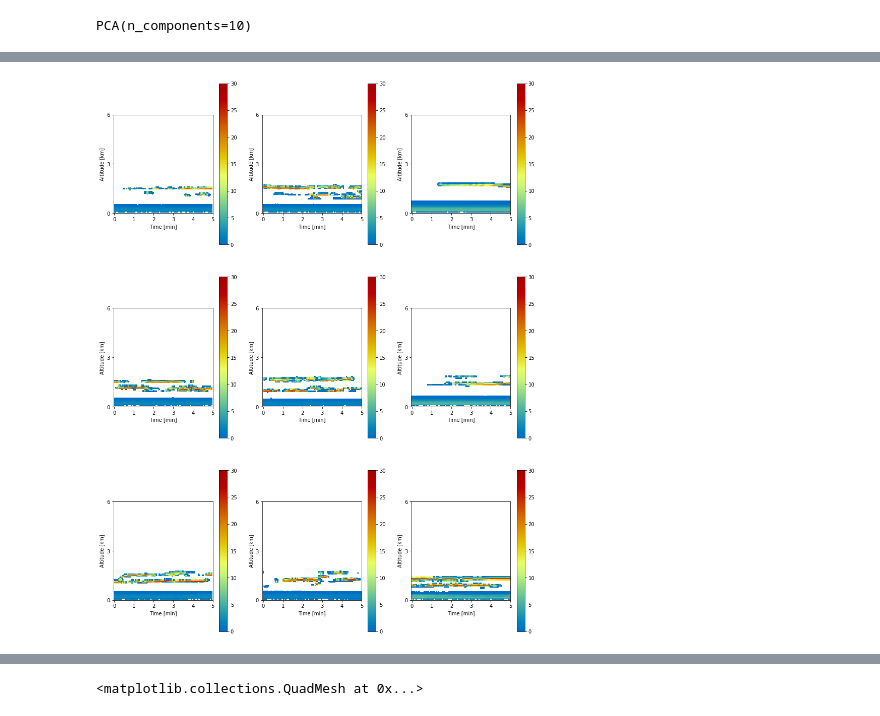
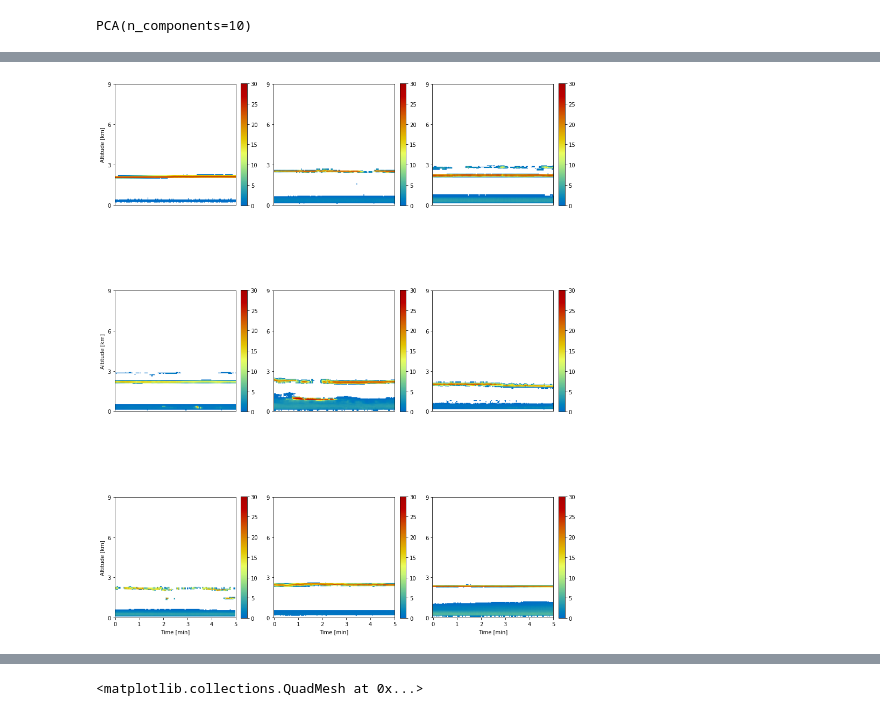
Before and after one commit to rcjackson/arming_the_edge, a Jupyter notebook: notebooks/ImageCluster.ipynb, the cells around one changed output, grey strips where cells are left out. Drawn from its saved outputs; the diff is of its cells as text; code cells hidden in the pictures.

```diff
--- a/notebooks/ImageCluster.ipynb
+++ b/notebooks/ImageCluster.ipynb
@@ -27,10 +26,10 @@ Populating the interactive namespace from numpy and matplotlib
 # %%
 Gen = ImageDataGenerator(rescale=1/255.)
 dataset = Gen.flow_from_directory(
-    '/lambda_stor/data/rjackson/lidar_pngs/5min_snr/training', class_mode='input', target_size=(256, 128), shuffle=False)
+    '/lcrc/group/earthscience/rjackson/lidar_pngs/5min_snr/training', class_mode='input', target_size=(256, 192), shuffle=False)
 
 #inp, encoder, decoded = encoder_decoder_model()
-model = load_model('/homes/rjackson/encoder/encoder-decoder-2000.hdf5')
+model = load_model('/lcrc/group/earthscience/rjackson/arming_the_edge/encoder/encoder-decoder-1999.hdf5')
 encoder = Model(model.get_layer("input").output, model.get_layer("encoding").output)
 encodings = encoder.predict(dataset)
 # %% [output]
@@ -88 +86,3 @@ reduced.shape
+# %%
+rand_data = np.random.rand(*encodings.shape)
 # %%
@@ -102,0 +117,9 @@ plt.savefig('Clusters.png', dpi=300)
+# %%
+for i in range(3):
+    plt.scatter(reduced[cluster_no == i, 0], reduced[cluster_no == i, 1], label='Cluster %d' % (i + 1))
+plt.xlabel('Principal Component 0')
+plt.ylabel('Principal Component 1')
+plt.xlim([-20, 20])
+plt.ylim([-20, 20])
+plt.legend()
+plt.savefig('PC_clusters3.png')
@@ -115,29 +177,37 @@ array([         nan,          nan, -11.98361451, -10.68704599,
 # %%
-cluster = KMeans(n_clusters=5)
+cluster = KMeans(n_clusters=10, random_state=42)
 cluster.fit(reduced)
 cluster_no = cluster.labels_
 # %%
-which = 5
-cluster_ind = np.argwhere(cluster_no == which)
+which = 9
+cluster_ind = np.squeeze(np.argwhere(cluster_no == which))
 fig, ax = plt.subplots(3, 3, figsize=(15, 20))
 for i in range(9):
-    batch_no = int(np.floor(cluster_ind[i] / 32))
-    img_no = cluster_ind[i] % 32
+    choice = np.random.choice(cluster_ind)
+    batch_no = int(np.floor(choice / 32))
+    img_no = choice % 32
     img = np.squeeze(dataset[batch_no][0][img_no])
     im = ax[i % 3][int(i/3)].imshow(img[:, :])
     im = ax[i % 3][int(i/3)].pcolormesh(-np.ones_like(img[0]), -np.ones_like(img[0]),
                                    img[0], cmap='pyart_HomeyerRainbow', vmin=0, vmax=30)
-    ax[i % 3][int(i/3)].set_ylim([128, 256])
-    ax[i % 3][int(i/3)].set_yticks(np.linspace(128, 256, 3))
-    ax[i % 3][int(i/3)].set_yticklabels(['%d' % x for x in np.linspace(6, 0, 3)])
+    ax[i % 3][int(i/3)].set_ylim([64, 256])
+    ax[i % 3][int(i/3)].set_yticks(np.linspace(64, 256, 4))
+    ax[i % 3][int(i/3)].set_yticklabels(['%d' % x for x in np.linspace(9, 0, 4)])
     ax[i % 3][int(i/3)].invert_yaxis()
-    ax[i % 3][int(i/3)].set_xticks(np.linspace(0, 128, 6))
-    ax[i % 3][int(i/3)].set_xticklabels(['0', '1', '2', '3', '4', '5'])
-    ax[i % 3][int(i/3)].set_xlabel('Time [min]')
-    ax[i % 3][int(i/3)].set_ylabel("Altitude [km]")
-    bar = plt.colorbar(im, ax=ax[i % 3][int(i/3)])
+    if i % 3 == 2:
+        ax[i % 3][int(i/3)].set_xticks(np.linspace(0, 192, 6))
+        ax[i % 3][int(i/3)].set_xticklabels(['0', '1', '2', '3', '4', '5'])
+        ax[i % 3][int(i/3)].set_xlabel('Time [min]')
+    else:
+        ax[i % 3][int(i/3)].set_xticks([])
+
+    if(int(i/3) == 0):
+        ax[i % 3][int(i/3)].set_ylabel("Altitude [km]")
+
+    bar = plt.colorbar(im, ax=ax[i % 3][int(i/3)], fraction=0.046, pad=0.04)
+
     #ax[i % 3][int(i/3)].axis('off')
     fig.savefig('cluster%d.png' % which)
 # %% [output]
-[figure, old version]
+[figure, new version]
 # %%
```
Also changed, not shown: parts of 22 cells of this notebook, 25 other files.
